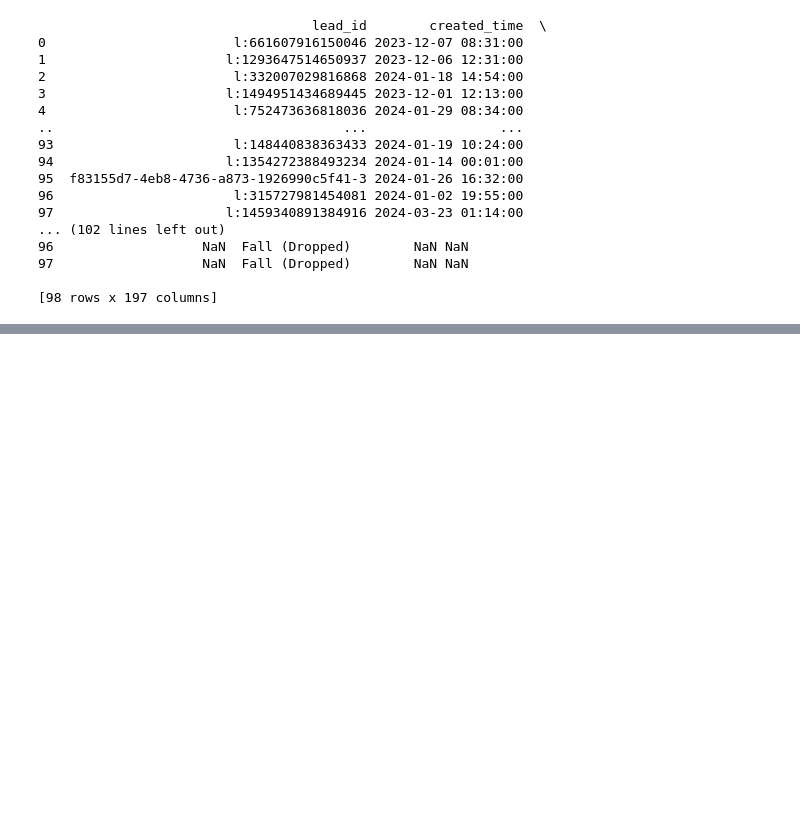
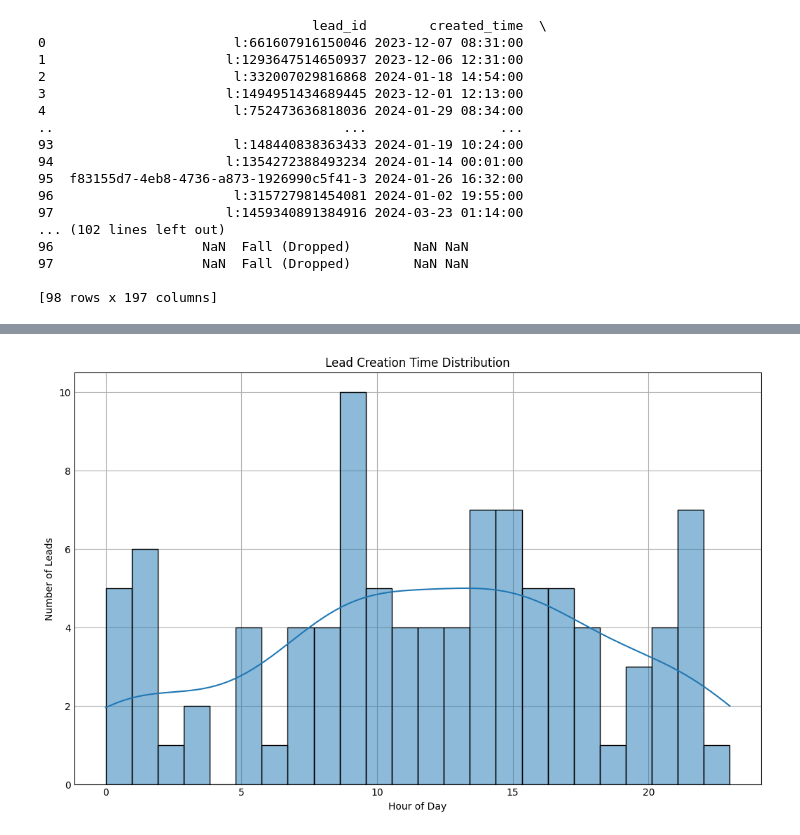
Before and after one commit to Pramuuu/Futurense_ML, a Jupyter notebook: 11_08_2024_more_combined_and_specified.ipynb, the cells around one changed output, grey strips where cells are left out. Drawn from its saved outputs; the diff is of its cells as text; code cells hidden in the pictures; blank space fills up the shorter version.

```diff
--- a/11_08_2024_more_combined_and_specified.ipynb
+++ b/11_08_2024_more_combined_and_specified.ipynb
@@ -213,0 +264,10 @@ print(final_df)
+# %%
+df7['created_time'] = pd.to_datetime(df7['created_time'])
+plt.figure(figsize=(10, 6))
+sns.histplot(df7['created_time'].dt.hour, bins=24, kde=True)
+plt.title('Lead Creation Time Distribution')
+plt.xlabel('Hour of Day')
+plt.ylabel('Number of Leads')
+plt.show()
+# %% [output]
+[figure, added]
```
Also changed, not shown: parts of 32 cells of this notebook.
